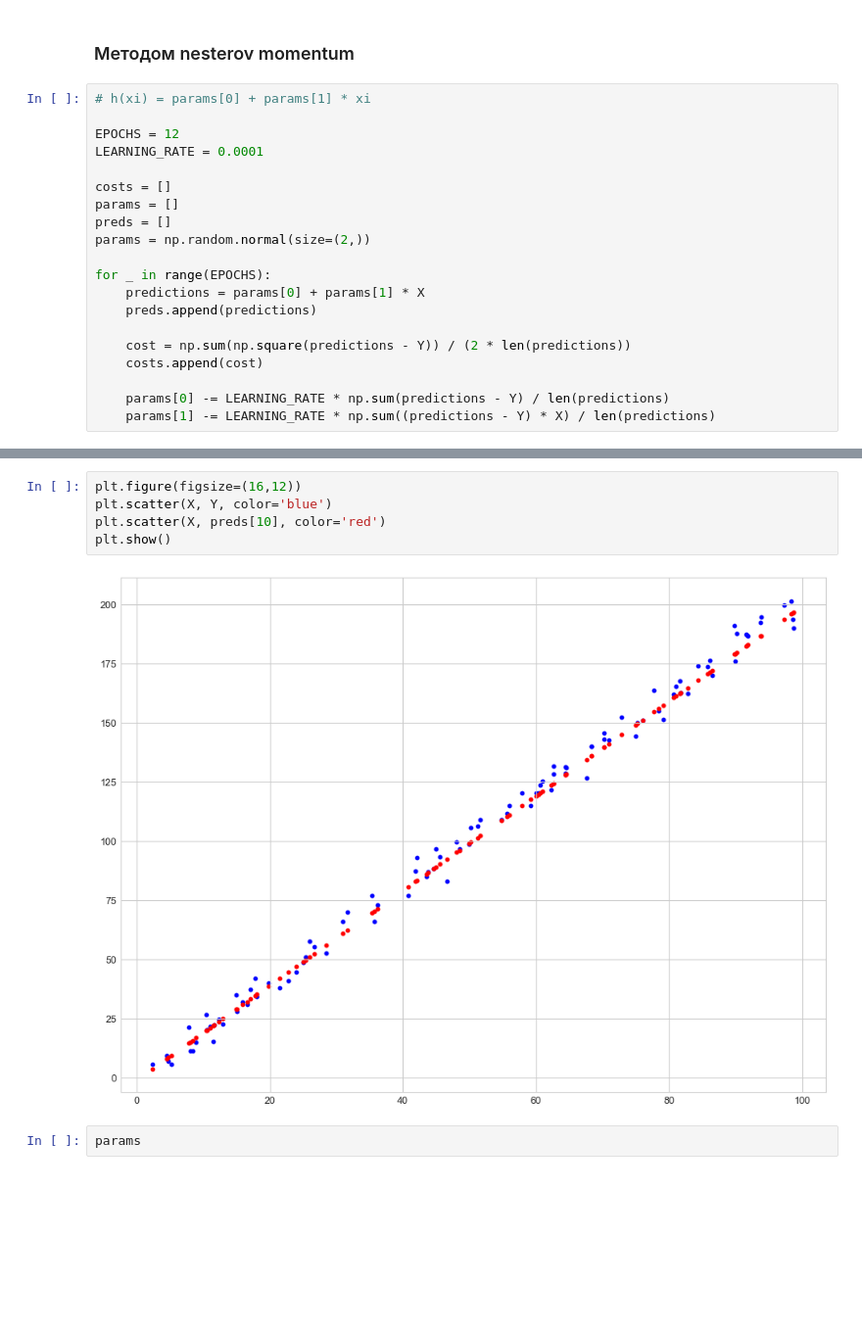
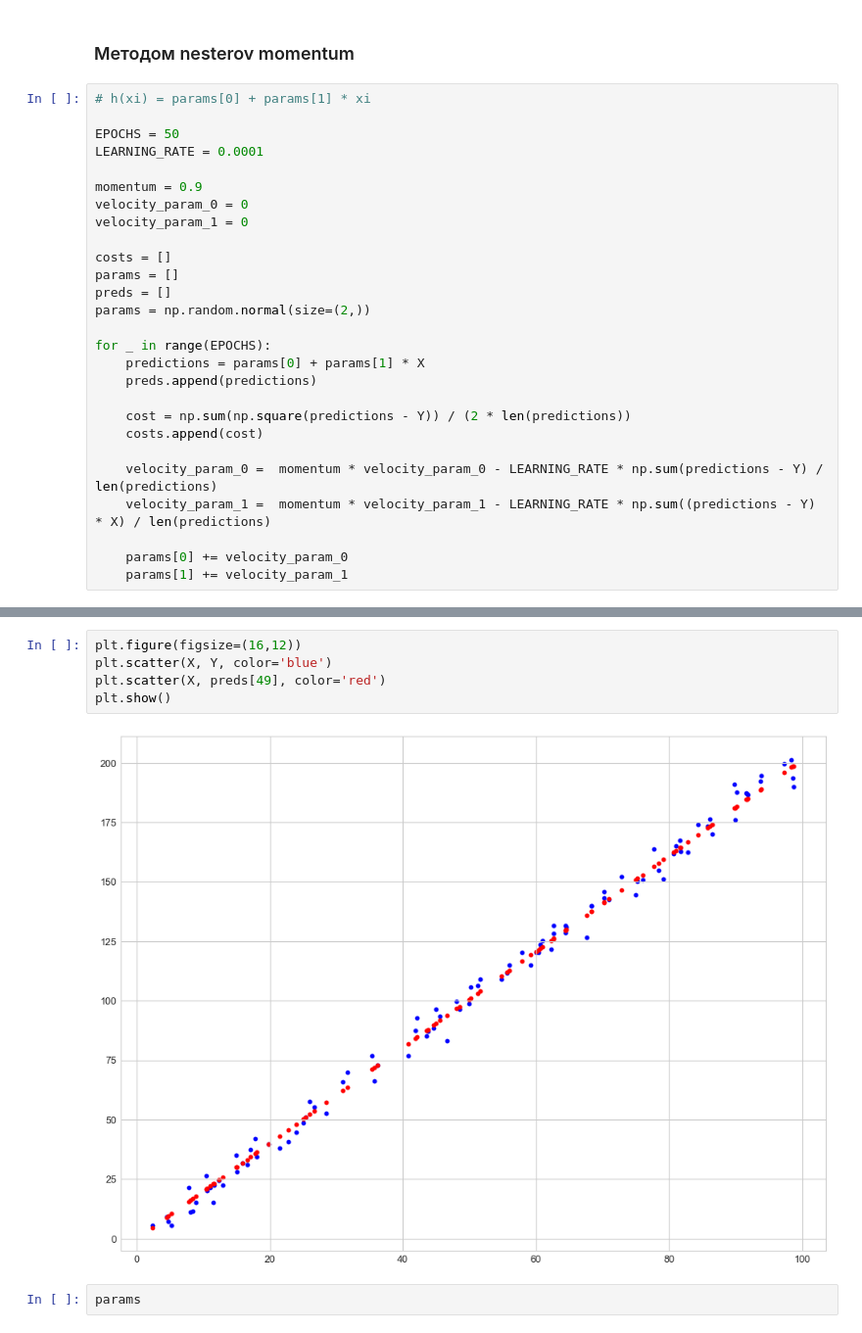
Before and after one commit to HeliosBI/AMLHW6---Loss-and-GD, a Jupyter notebook: HW6---Loss-and-GD.ipynb, the cells around one changed output, grey strips where cells are left out. Shown at 98% size. Saved outputs shown, nothing was run; the diff lists cells and outputs as text; blank space fills up the shorter version.

Commit message:
nesterov momentum complete

```diff
--- a/HW6---Loss-and-GD.ipynb
+++ b/HW6---Loss-and-GD.ipynb
@@ -30,8 +30,12 @@ plt.show()
 # %%
 # h(xi) = params[0] + params[1] * xi
 
-EPOCHS = 12
+EPOCHS = 50
 LEARNING_RATE = 0.0001
+
+momentum = 0.9
+velocity_param_0 = 0
+velocity_param_1 = 0
 
 costs = []
 params = []
@@ -45,8 +49,11 @@ for _ in range(EPOCHS):
     cost = np.sum(np.square(predictions - Y)) / (2 * len(predictions))
     costs.append(cost)
 
-    params[0] -= LEARNING_RATE * np.sum(predictions - Y) / len(predictions)
-    params[1] -= LEARNING_RATE * np.sum((predictions - Y) * X) / len(predictions)
+    velocity_param_0 =  momentum * velocity_param_0 - LEARNING_RATE * np.sum(predictions - Y) / len(predictions)
+    velocity_param_1 =  momentum * velocity_param_1 - LEARNING_RATE * np.sum((predictions - Y) * X) / len(predictions)
+
+    params[0] += velocity_param_0
+    params[1] += velocity_param_1
 # %%
 plt.figure(figsize=(16,12))
 plt.plot(costs)
@@ -56,10 +63,10 @@ plt.show()
 # %%
 plt.figure(figsize=(16,12))
 plt.scatter(X, Y, color='blue')
-plt.scatter(X, preds[10], color='red')
+plt.scatter(X, preds[49], color='red')
 plt.show()
 # %% [output]
-[figure, old version]
+[figure, new version]
 # %%
 params
 # %% [output]
```
Also changed, not shown: parts of 1 cell of this notebook.
